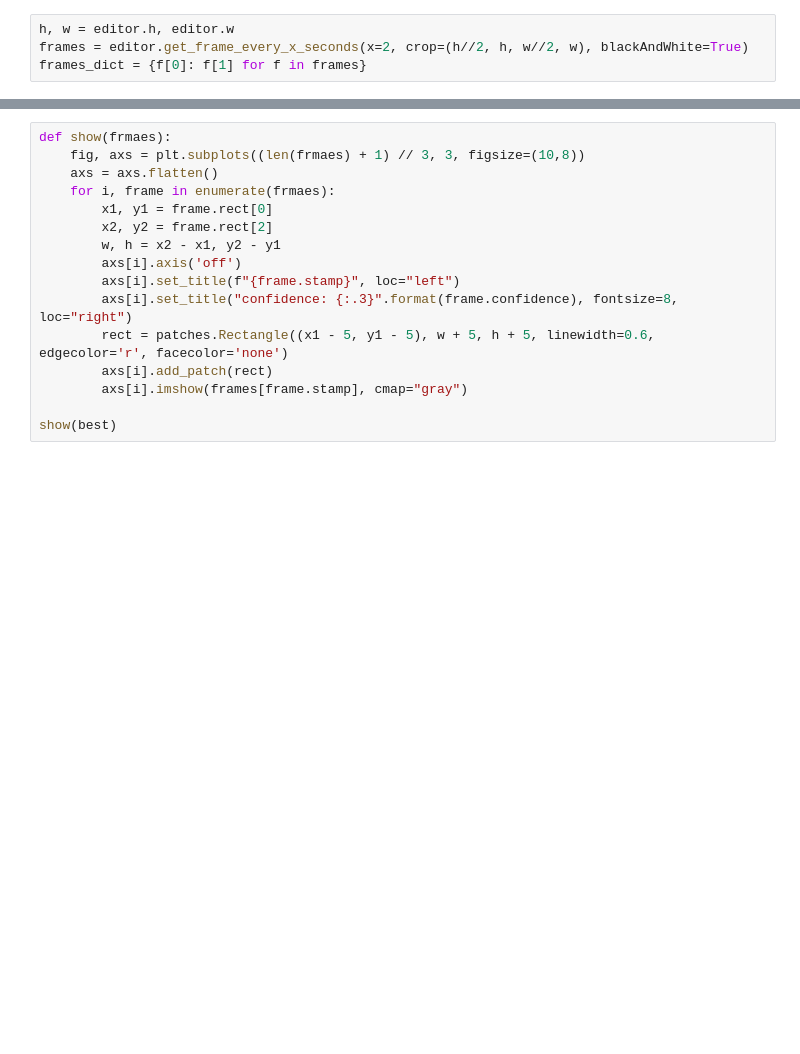
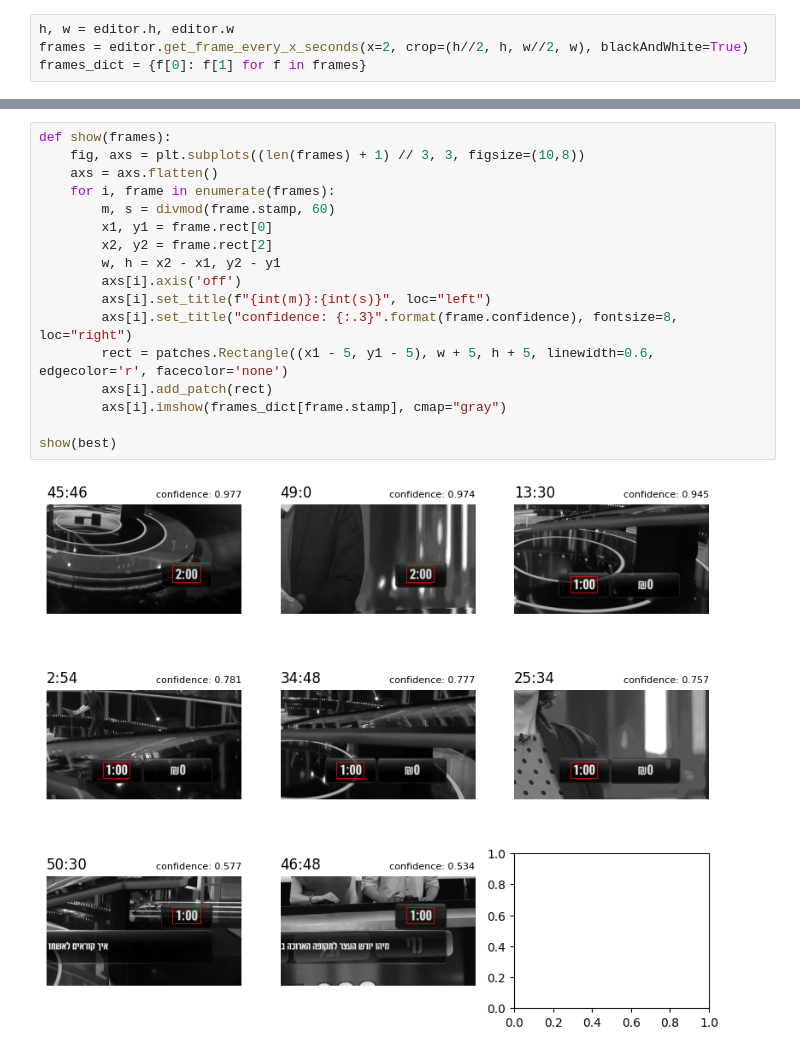
Before and after one commit to TzviGreenfeld/cut-to-the-chase, a Jupyter notebook: Editor_test.ipynb, the cells around one changed output, grey strips where cells are left out. Cells and saved outputs as stored; diff of their text form; blank space fills up the shorter version.

```diff
--- a/Editor_test.ipynb
+++ b/Editor_test.ipynb
@@ -21,16 +16,19 @@ TypeError: strptime() argument 1 must be str, not numpy.float64
 # %%
-def show(frmaes):
-    fig, axs = plt.subplots((len(frmaes) + 1) // 3, 3, figsize=(10,8))
+def show(frames):
+    fig, axs = plt.subplots((len(frames) + 1) // 3, 3, figsize=(10,8))
     axs = axs.flatten()
-    for i, frame in enumerate(frmaes):
+    for i, frame in enumerate(frames):
+        m, s = divmod(frame.stamp, 60)
         x1, y1 = frame.rect[0]
         x2, y2 = frame.rect[2]
         w, h = x2 - x1, y2 - y1
         axs[i].axis('off')
-        axs[i].set_title(f"{frame.stamp}", loc="left")
+        axs[i].set_title(f"{int(m)}:{int(s)}", loc="left")
         axs[i].set_title("confidence: {:.3}".format(frame.confidence), fontsize=8, loc="right")
         rect = patches.Rectangle((x1 - 5, y1 - 5), w + 5, h + 5, linewidth=0.6, edgecolor='r', facecolor='none')
         axs[i].add_patch(rect)
-        axs[i].imshow(frames[frame.stamp], cmap="gray")
+        axs[i].imshow(frames_dict[frame.stamp], cmap="gray")
 
 show(best)
+# %% [output]
+[figure, added]
```
Also changed, not shown: parts of 2 cells of this notebook, 2 other files.
